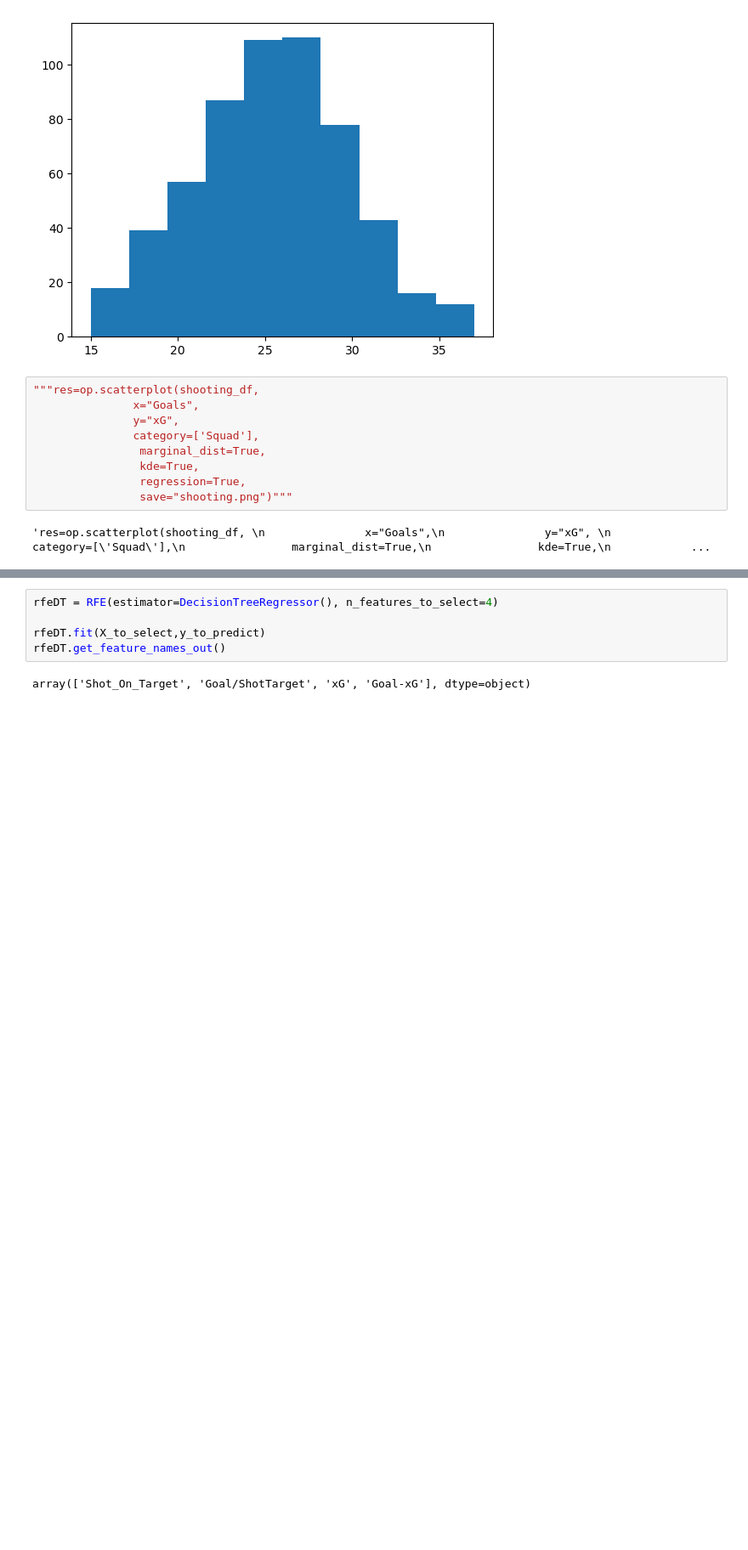
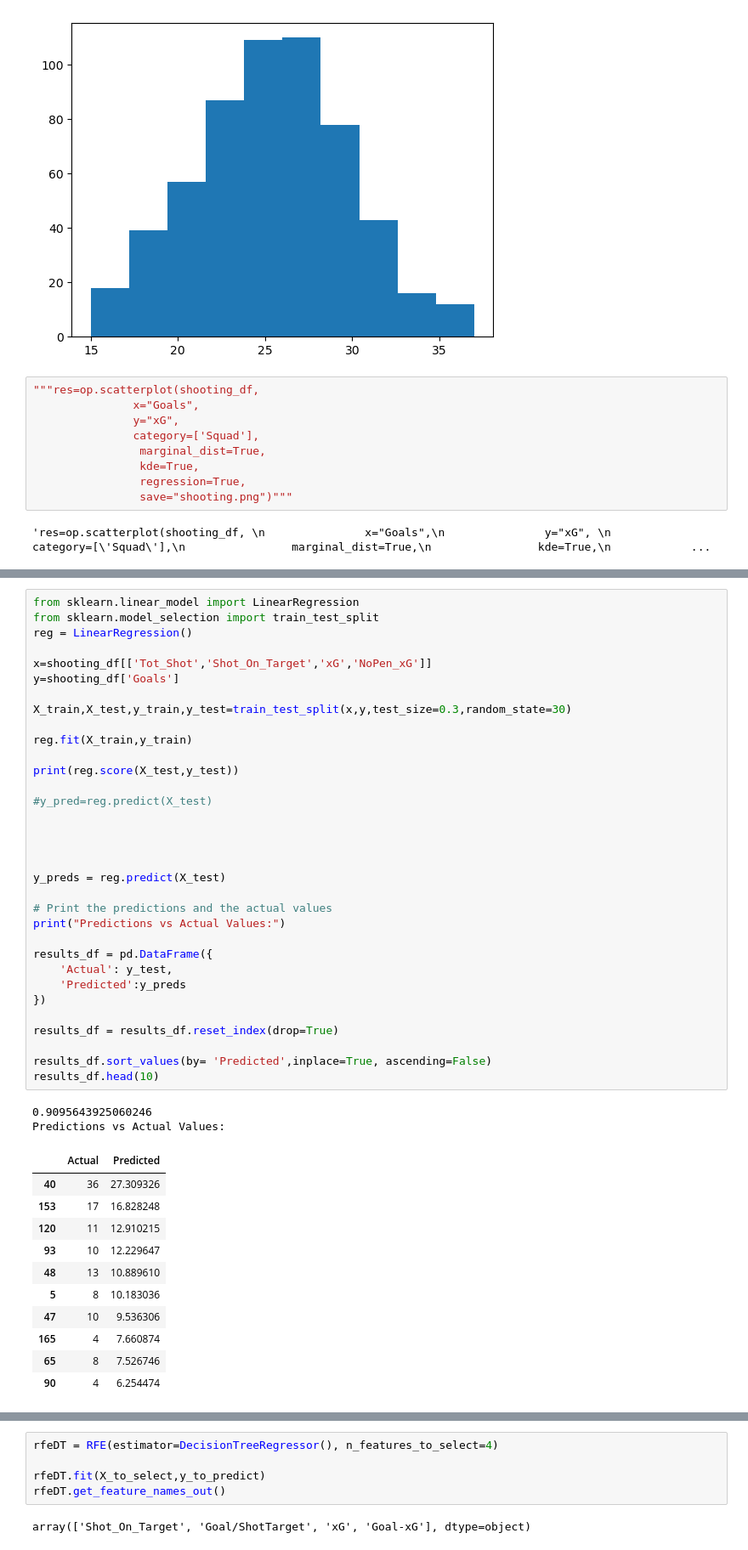
Before and after one commit to cokoli4315/Prem2022-23-data, a Jupyter notebook: Premier_league_top_scorer.ipynb, the cells around one changed output, grey strips where cells are left out. Shown at 85% size. Saved outputs shown, nothing was run; the diff lists cells and outputs as text; blank space fills up the shorter version.

```diff
--- a/Premier_league_top_scorer.ipynb
+++ b/Premier_league_top_scorer.ipynb
@@ -433,0 +493,47 @@ age_dist = plt.hist(shooting_df['Age'])
+# %%
+from sklearn.linear_model import LinearRegression
+from sklearn.model_selection import train_test_split
+reg = LinearRegression()
+
+x=shooting_df[['Tot_Shot','Shot_On_Target','xG','NoPen_xG']]
+y=shooting_df['Goals']
+
+X_train,X_test,y_train,y_test=train_test_split(x,y,test_size=0.3,random_state=30)
+
+reg.fit(X_train,y_train)
+
+print(reg.score(X_test,y_test))
+
+#y_pred=reg.predict(X_test)
+
+
+
+
+y_preds = reg.predict(X_test)
+
+# Print the predictions and the actual values
+print("Predictions vs Actual Values:")
+
+results_df = pd.DataFrame({
+    'Actual': y_test,
+    'Predicted':y_preds
+})
+
+results_df = results_df.reset_index(drop=True)
+
+results_df.sort_values(by= 'Predicted',inplace=True, ascending=False)
+results_df.head(10)
+# %% [output]
+0.9095643925060246
+Predictions vs Actual Values:
+|  | Actual | Predicted |
+| 40 | 36 | 27.309326 |
+| 153 | 17 | 16.828248 |
+| 120 | 11 | 12.910215 |
+| 93 | 10 | 12.229647 |
+| 48 | 13 | 10.889610 |
+| 5 | 8 | 10.183036 |
+| 47 | 10 | 9.536306 |
+| 165 | 4 | 7.660874 |
+| 65 | 8 | 7.526746 |
+| 90 | 4 | 6.254474 |
```
Also changed, not shown: parts of 26 cells of this notebook.
